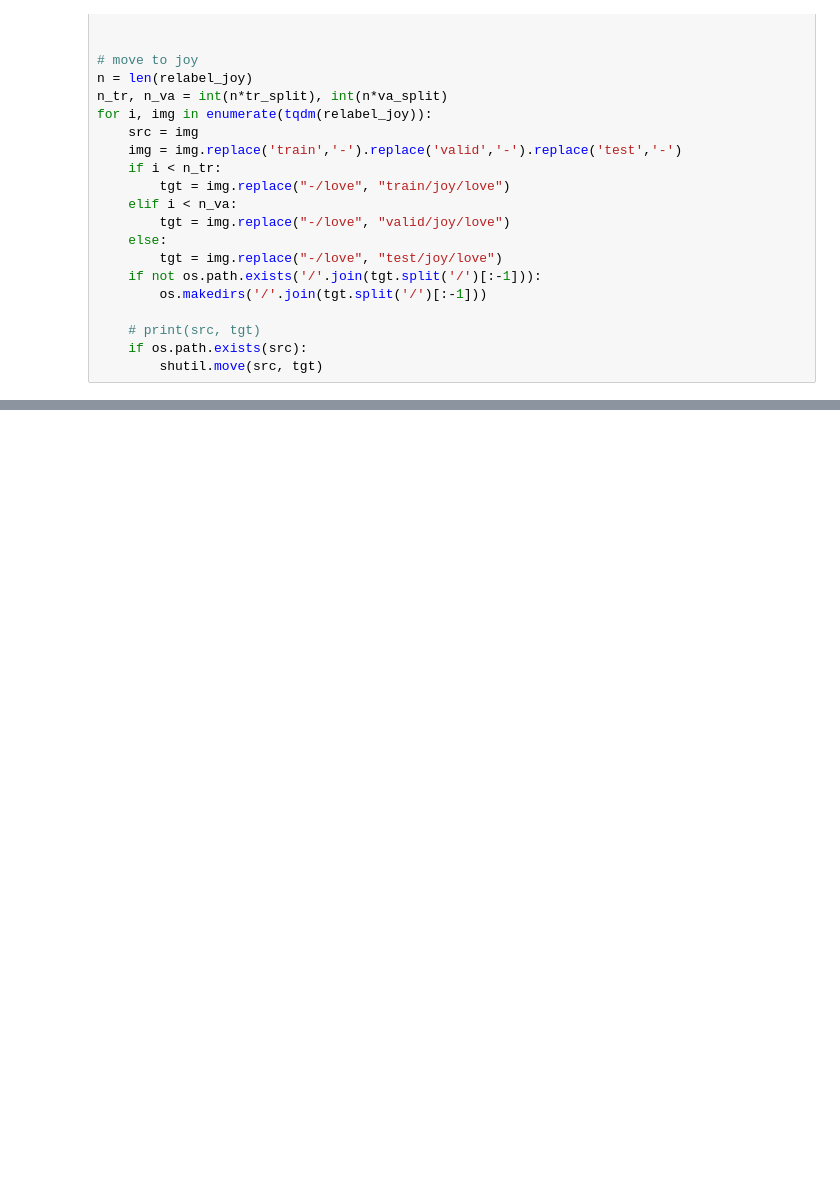
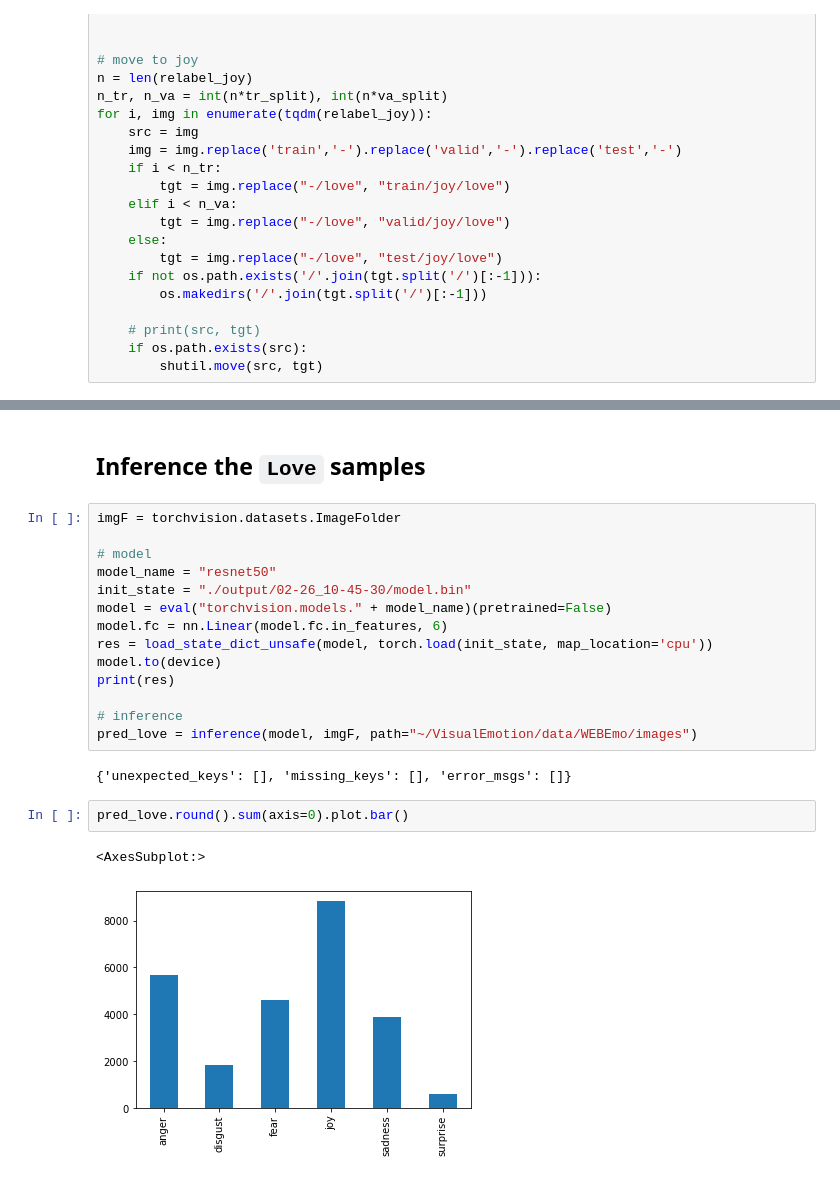
Before and after one commit to linhx25/VisualEmotion, a Jupyter notebook: merge.ipynb, the cells around one changed output, grey strips where cells are left out. Saved outputs shown, nothing was run; the diff lists cells and outputs as text; blank space fills up the shorter version.

```diff
--- a/merge.ipynb
+++ b/merge.ipynb
@@ -405,0 +545,23 @@ for i, img in enumerate(tqdm(relabel_joy)):
+# %% [markdown]
+## Inference the `Love` samples
+# %%
+imgF = torchvision.datasets.ImageFolder
+
+# model
+model_name = "resnet50"
+init_state = "./output/02-26_10-45-30/model.bin"
+model = eval("torchvision.models." + model_name)(pretrained=False)
+model.fc = nn.Linear(model.fc.in_features, 6)
+res = load_state_dict_unsafe(model, torch.load(init_state, map_location='cpu'))
+model.to(device)
+print(res)
+
+# inference
+pred_love = inference(model, imgF, path="~/VisualEmotion/data/WEBEmo/images")
+# %% [output]
+{'unexpected_keys': [], 'missing_keys': [], 'error_msgs': []}
+# %%
+pred_love.round().sum(axis=0).plot.bar()
+# %% [output]
+<AxesSubplot:>
+[figure, added]
```
Also changed, not shown: parts of 14 cells of this notebook, 2 other files.
